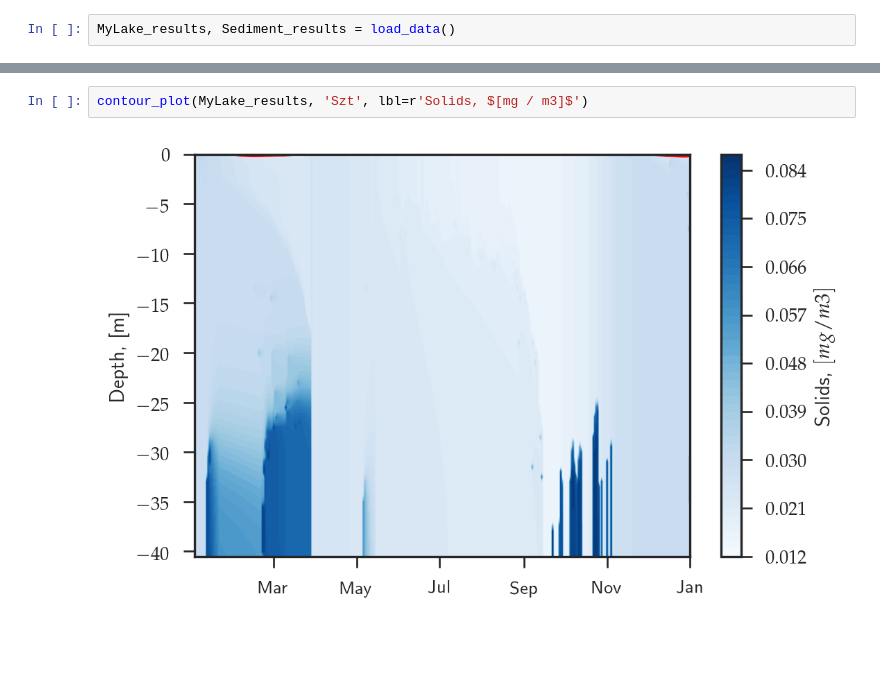
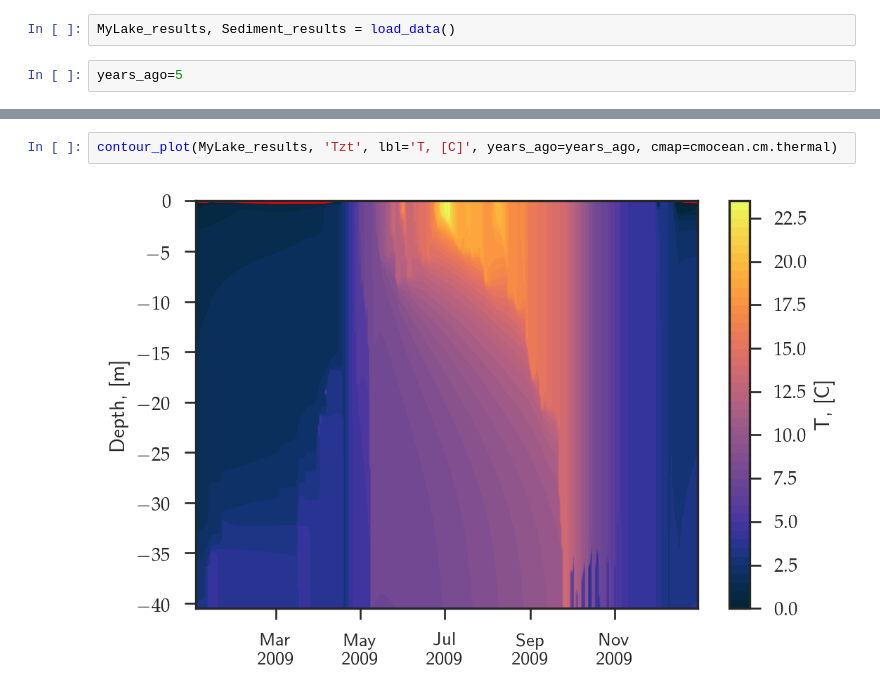
Before and after one commit to biogeochemistry/MyLake_v2_Vansjo, a Jupyter notebook: Postproc_code/plotting.py.ipynb, the cells around one changed output, grey strips where cells are left out. Saved outputs shown, nothing was run; the diff lists cells and outputs as text; blank space fills up the shorter version.

Commit message:
updated plots

```diff
--- a/Postproc_code/plotting.py.ipynb
+++ b/Postproc_code/plotting.py.ipynb
@@ -15,6 +15,8 @@ from ploting import *
 %matplotlib inline
 # %%
 MyLake_results, Sediment_results = load_data()
+# %%
+years_ago=5
 # %%
 plot_fit(MyLake_results)
 # %% [output]
@@ -98,4 +24,4 @@ contour_plot(Sediment_results, 'DOM2zt', lbl=r'DOC, $[mmol / L]$', cmap=cmocean.
-# %%
-contour_plot(MyLake_results, 'Szt', lbl=r'Solids, $[mg / m3]$')
-# %% [output]
-[figure, removed]
+# %%
+contour_plot(MyLake_results, 'Tzt', lbl='T, [C]', years_ago=years_ago, cmap=cmocean.cm.thermal)
+# %% [output]
+[figure, added]
```
Also changed, not shown: parts of 43 cells of this notebook, 1 other file.
